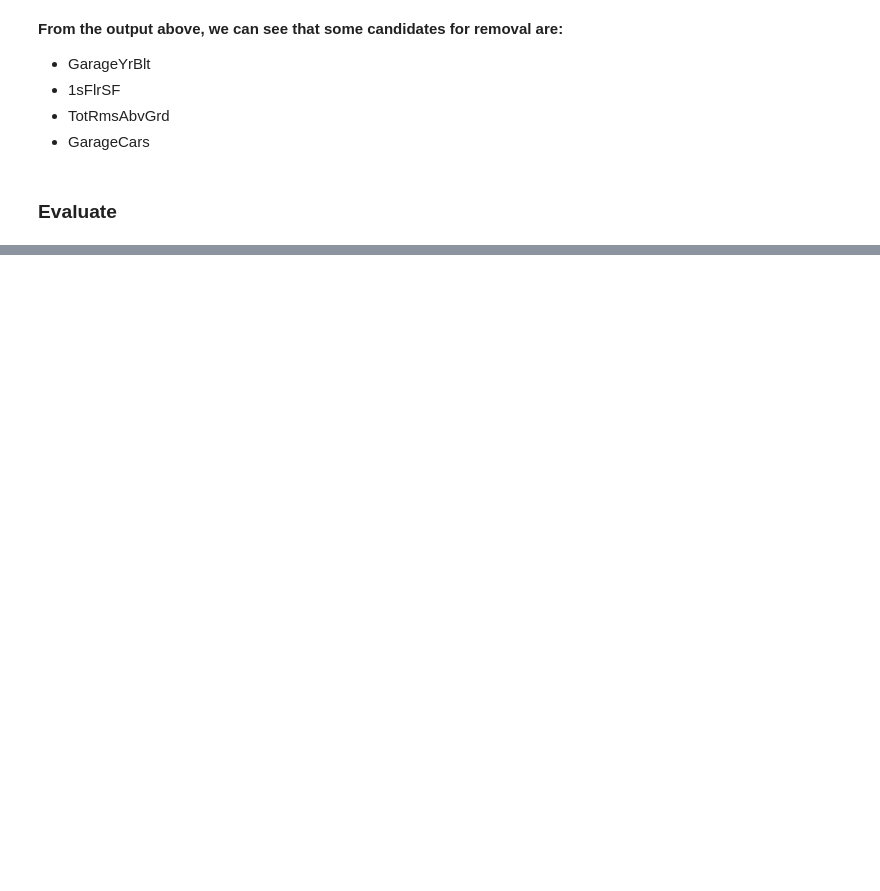
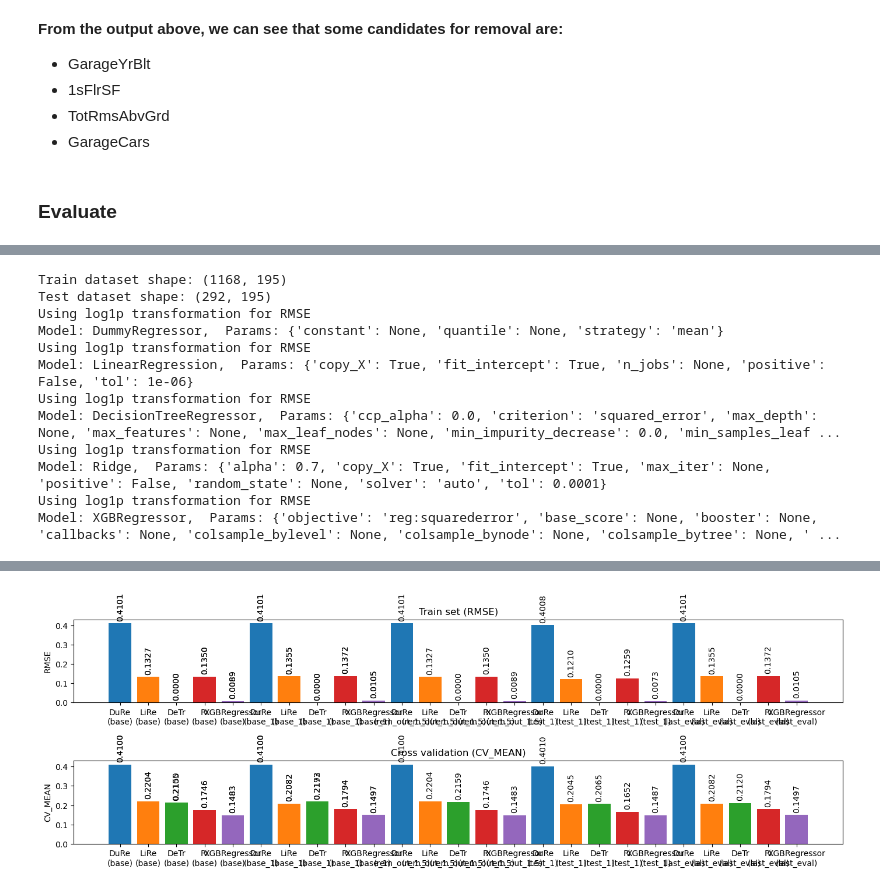
Before and after one commit to javrudsky/machine_learning, a Jupyter notebook: kaggle/housing/housing_v1.ipynb, the cells around one changed output, grey strips where cells are left out. Saved outputs shown, nothing was run; the diff lists cells and outputs as text; code cells hidden in the pictures; blank space fills up the shorter version.

```diff
--- a/kaggle/housing/housing_v1.ipynb
+++ b/kaggle/housing/housing_v1.ipynb
@@ -1394,0 +1413,27 @@ MAD: 3.44
+# %%
+run_label="last_eval"
+df_ready1 = nans_general_fix(df_data)
+
+X, Y, X_test, Y_test = split_data(df_ready1)
+X, X_test = encode_categories(X, Y, X_test, Y_test, g_ord_cols, g_ord_cat_maps, g_target_feature)
+
+print("Train dataset shape:", X.shape)
+print("Test dataset shape:", X_test.shape)
+
+eval_models(X, Y, X_test, Y_test, label=run_label)
+
+show_global_scores()
+plot_scores()
+# %% [output]
+Train dataset shape: (1168, 195)
+Test dataset shape: (292, 195)
+Using log1p transformation for RMSE
+Model: DummyRegressor,  Params: {'constant': None, 'quantile': None, 'strategy': 'mean'}
+Using log1p transformation for RMSE
+Model: LinearRegression,  Params: {'copy_X': True, 'fit_intercept': True, 'n_jobs': None, 'positive': False, 'tol': 1e-06}
+Using log1p transformation for RMSE
+Model: DecisionTreeRegressor,  Params: {'ccp_alpha': 0.0, 'criterion': 'squared_error', 'max_depth': None, 'max_features': None, 'max_leaf_nodes': None, 'min_impurity_decrease': 0.0, 'min_samples_leaf ...
+Using log1p transformation for RMSE
+Model: Ridge,  Params: {'alpha': 0.7, 'copy_X': True, 'fit_intercept': True, 'max_iter': None, 'positive': False, 'random_state': None, 'solver': 'auto', 'tol': 0.0001}
+Using log1p transformation for RMSE
+Model: XGBRegressor,  Params: {'objective': 'reg:squarederror', 'base_score': None, 'booster': None, 'callbacks': None, 'colsample_bylevel': None, 'colsample_bynode': None, 'colsample_bytree': None, ' ...
@@ -1394,0 +1457 @@ MAD: 3.44
+[figure, added]
```
Also changed, not shown: parts of 28 cells of this notebook, 2 other files.
